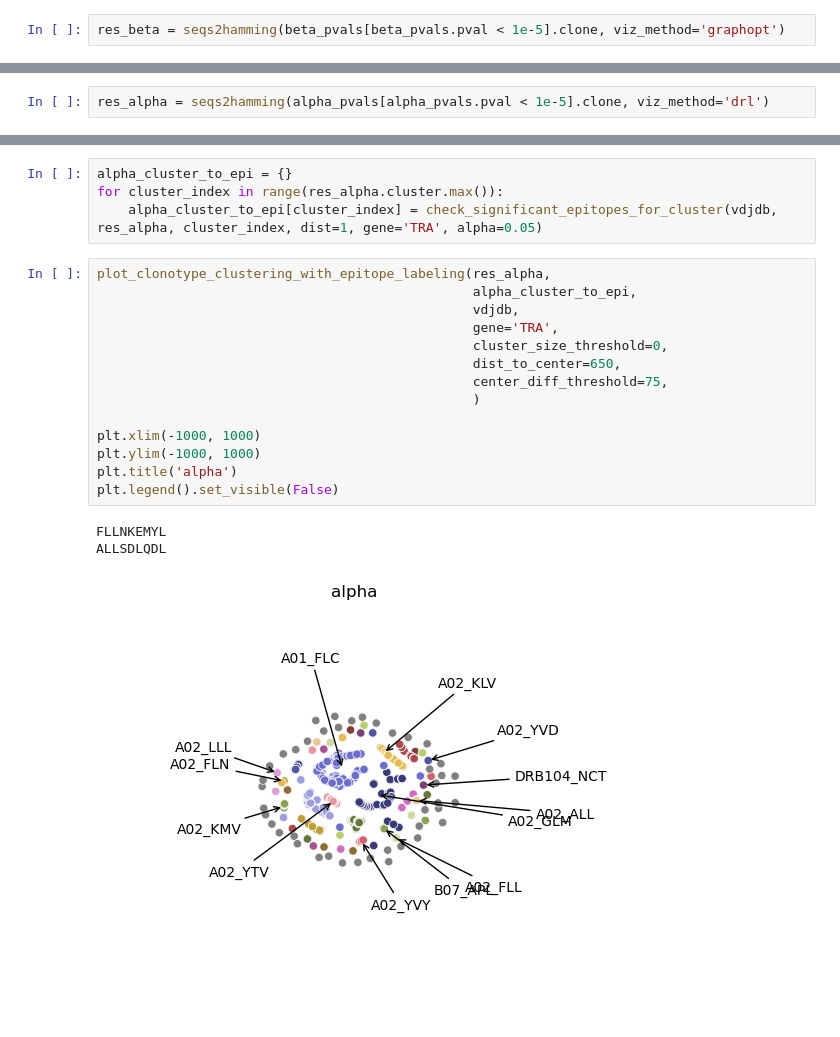
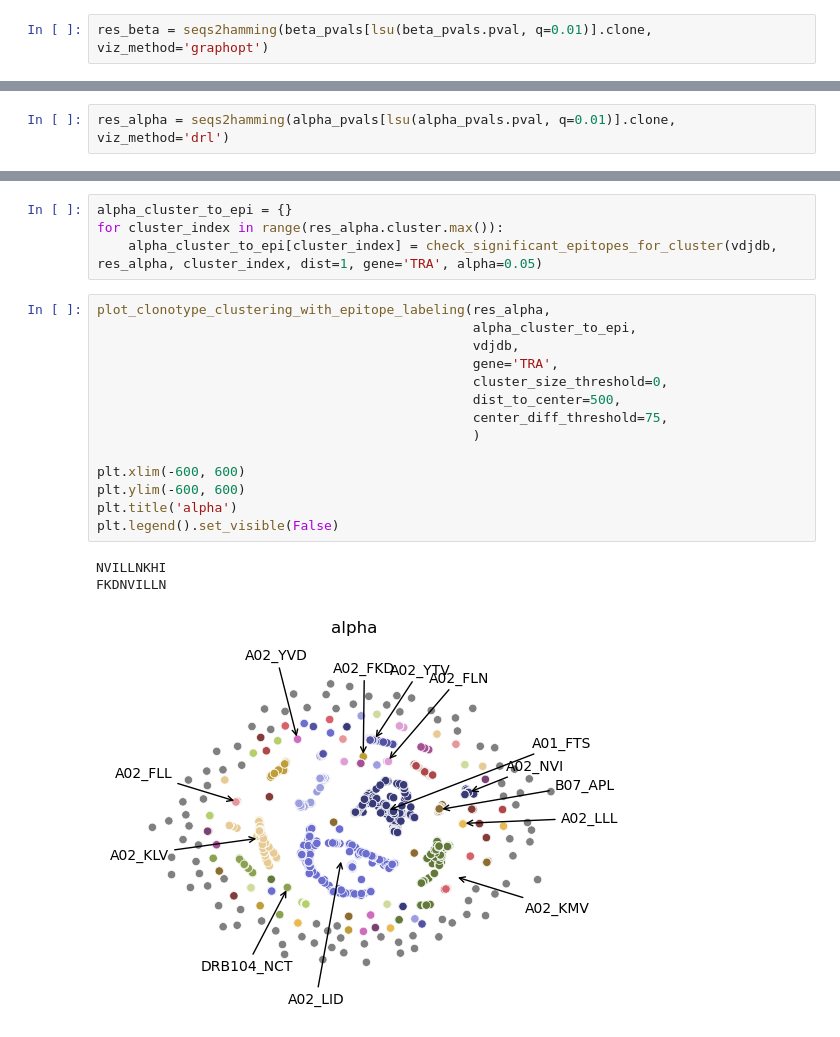
Before and after one commit to antigenomics/tcr-covid-classifier, a Jupyter notebook: notebooks/pvals_analysis.ipynb, the cells around one changed output, grey strips where cells are left out. Cells and saved outputs as stored; diff of their text form.

```diff
--- a/notebooks/pvals_analysis.ipynb
+++ b/notebooks/pvals_analysis.ipynb
@@ -95,5 +134,5 @@ beta_pvals[beta_pvals.pval < 1e-6]
 # %%
-res_beta = seqs2hamming(beta_pvals[beta_pvals.pval < 1e-5].clone, viz_method='graphopt')
+res_beta = seqs2hamming(beta_pvals[lsu(beta_pvals.pval, q=0.01)].clone, viz_method='graphopt')
 # %%
 res_beta
 # %% [output]
@@ -167,4 +188,4 @@ alpha_pvals[alpha_pvals.pval < 1e-4]
 | 1142568 | YALSSGSARQLTF | 5.567996e-06 |
 5420 rows × 2 columns
 # %%
-res_alpha = seqs2hamming(alpha_pvals[alpha_pvals.pval < 1e-5].clone, viz_method='drl')
+res_alpha = seqs2hamming(alpha_pvals[lsu(alpha_pvals.pval, q=0.01)].clone, viz_method='drl')
@@ -193,21 +212,21 @@ for cluster_index in range(res_alpha.cluster.max()):
 # %%
 plot_clonotype_clustering_with_epitope_labeling(res_alpha,
                                                 alpha_cluster_to_epi,
                                                 vdjdb,
                                                 gene='TRA',
                                                 cluster_size_threshold=0,
-                                                dist_to_center=650,
+                                                dist_to_center=500,
                                                 center_diff_threshold=75,
                                                 )
 
-plt.xlim(-1000, 1000)
-plt.ylim(-1000, 1000)
+plt.xlim(-600, 600)
+plt.ylim(-600, 600)
 plt.title('alpha')
 plt.legend().set_visible(False)
 # %% [output]
-FLLNKEMYL
-ALLSDLQDL
+NVILLNKHI
+FKDNVILLN
-[figure, old version]
+[figure, new version]
 # %%
 for alpha_cluster in alpha_cluster_to_epi.keys():
     for beta_cluster in beta_cluster_to_epi.keys():
```
Also changed, not shown: parts of 12 cells of this notebook, 16 other files.
